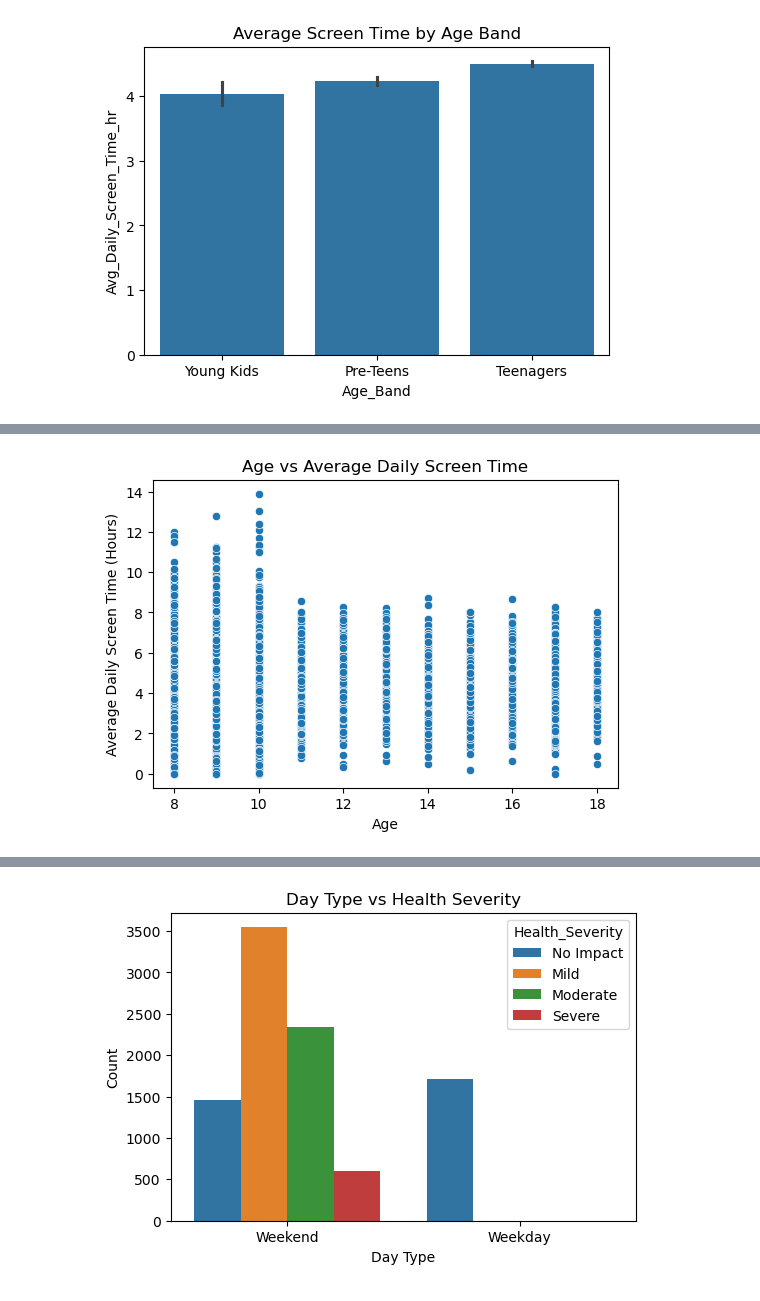
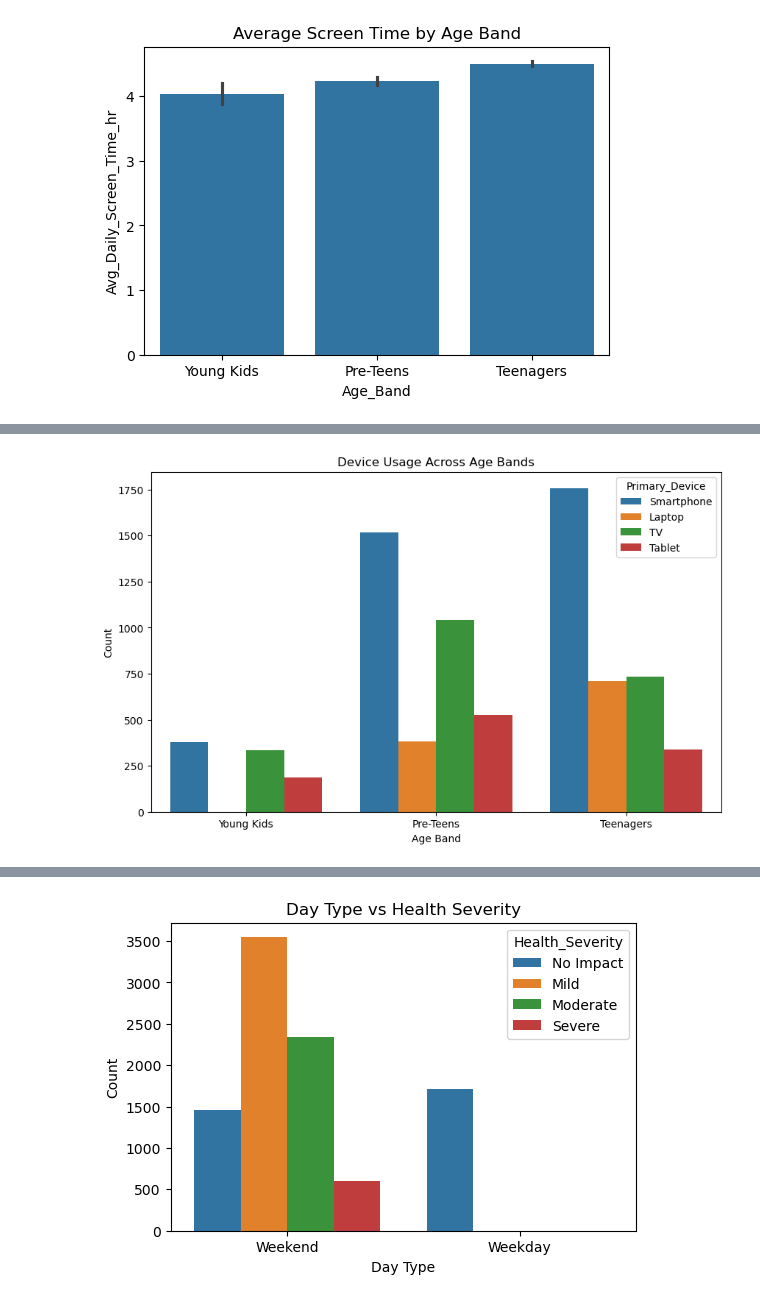
Before and after one commit to springboardmentor2468a-lab/ScreenSense, a Jupyter notebook: WEEK_3_TASK.ipynb, the cells around one changed output, grey strips where cells are left out. Saved outputs shown, nothing was run; the diff lists cells and outputs as text; code cells hidden in the pictures.

```diff
--- a/WEEK_3_TASK.ipynb
+++ b/WEEK_3_TASK.ipynb
@@ -367,11 +335,11 @@ plt.show()
 # %%
-# (Num VS Num)
+# Device usage across age bands
 
-plt.figure(figsize=(6,4))
-sns.scatterplot(x="Age", y="Avg_Daily_Screen_Time_hr", data=df)
-plt.title("Age vs Average Daily Screen Time")
-plt.xlabel("Age")
-plt.ylabel("Average Daily Screen Time (Hours)")
+plt.figure(figsize=(10,6))
+sns.countplot(x="Age_Band", hue="Primary_Device", data=df)
+plt.title("Device Usage Across Age Bands")
+plt.xlabel("Age Band")
+plt.ylabel("Count")
 plt.show()
 # %% [output]
-[figure, old version]
+[figure, new version]
```
Also changed, not shown: parts of 24 cells of this notebook.
